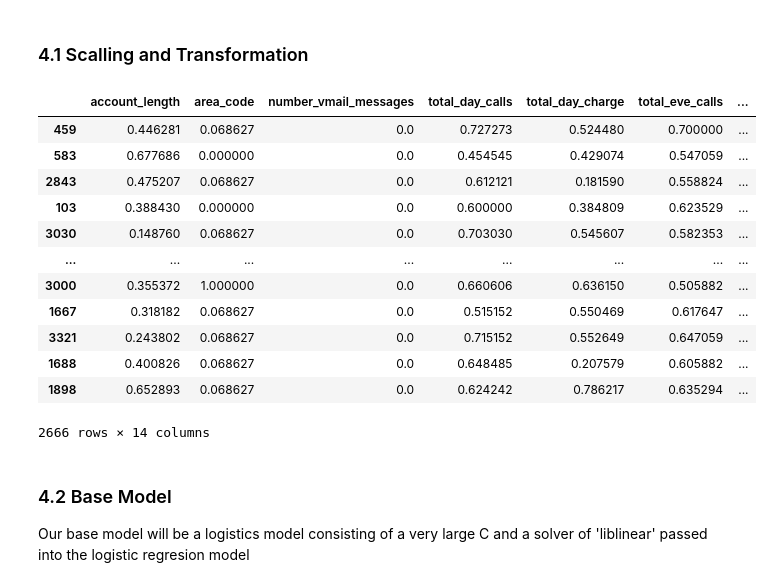
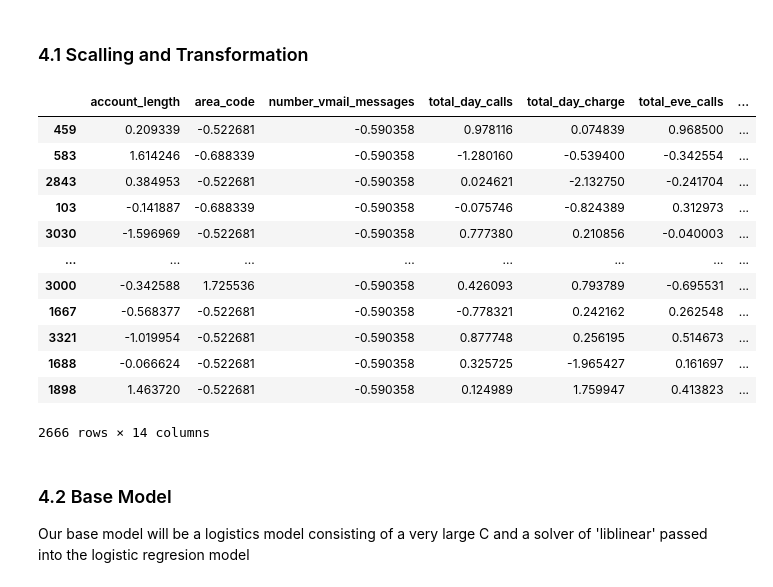
Before and after one commit to danieloselu3/SyriaTel-Telecom-Analysis, a Jupyter notebook: index.ipynb, the cells around one changed output. Cells and saved outputs as stored; diff of their text form; code cells hidden in the pictures.

```diff
--- a/index.ipynb
+++ b/index.ipynb
@@ -608,39 +615,39 @@ In terms of checking for how well our model works on unseen data, we'll generate
 # %%
 # dealing with categorical features
 categorical_values = X_train[['international_plan', 'voice_mail_plan']]
 numerical_values = X_train.drop(categorical_values, axis=1)
 
 # use pandas get dummies to handle the categorical data
 new_cat_df = pd.get_dummies(categorical_values, drop_first=True)
 
 # scalling
 # instantiate
-scaler = MinMaxScaler()
+scaler = StandardScaler()
 
 # fit and transform
 num_scaled = pd.DataFrame(
     scaler.fit_transform(numerical_values),
     index = numerical_values.index,
     columns= numerical_values.columns
 )
 
 # create a new df from the encoding
 X_train_scaled = num_scaled.join(new_cat_df)
 
 X_train_scaled
 # %% [output]
 |  | account_length | area_code | number_vmail_messages | total_day_calls | total_day_charge | total_eve_calls | ... |
-| 459 | 0.446281 | 0.068627 | 0.0 | 0.727273 | 0.524480 | 0.700000 | ... |
-| 583 | 0.677686 | 0.000000 | 0.0 | 0.454545 | 0.429074 | 0.547059 | ... |
-| 2843 | 0.475207 | 0.068627 | 0.0 | 0.612121 | 0.181590 | 0.558824 | ... |
-| 103 | 0.388430 | 0.000000 | 0.0 | 0.600000 | 0.384809 | 0.623529 | ... |
-| 3030 | 0.148760 | 0.068627 | 0.0 | 0.703030 | 0.545607 | 0.582353 | ... |
+| 459 | 0.209339 | -0.522681 | -0.590358 | 0.978116 | 0.074839 | 0.968500 | ... |
+| 583 | 1.614246 | -0.688339 | -0.590358 | -1.280160 | -0.539400 | -0.342554 | ... |
+| 2843 | 0.384953 | -0.522681 | -0.590358 | 0.024621 | -2.132750 | -0.241704 | ... |
+| 103 | -0.141887 | -0.688339 | -0.590358 | -0.075746 | -0.824389 | 0.312973 | ... |
+| 3030 | -1.596969 | -0.522681 | -0.590358 | 0.777380 | 0.210856 | -0.040003 | ... |
 | ... | ... | ... | ... | ... | ... | ... | ... |
-| 3000 | 0.355372 | 1.000000 | 0.0 | 0.660606 | 0.636150 | 0.505882 | ... |
-| 1667 | 0.318182 | 0.068627 | 0.0 | 0.515152 | 0.550469 | 0.617647 | ... |
-| 3321 | 0.243802 | 0.068627 | 0.0 | 0.715152 | 0.552649 | 0.647059 | ... |
-| 1688 | 0.400826 | 0.068627 | 0.0 | 0.648485 | 0.207579 | 0.605882 | ... |
-| 1898 | 0.652893 | 0.068627 | 0.0 | 0.624242 | 0.786217 | 0.635294 | ... |
+| 3000 | -0.342588 | 1.725536 | -0.590358 | 0.426093 | 0.793789 | -0.695531 | ... |
+| 1667 | -0.568377 | -0.522681 | -0.590358 | -0.778321 | 0.242162 | 0.262548 | ... |
+| 3321 | -1.019954 | -0.522681 | -0.590358 | 0.877748 | 0.256195 | 0.514673 | ... |
+| 1688 | -0.066624 | -0.522681 | -0.590358 | 0.325725 | -1.965427 | 0.161697 | ... |
+| 1898 | 1.463720 | -0.522681 | -0.590358 | 0.124989 | 1.759947 | 0.413823 | ... |
 2666 rows × 14 columns
 # %% [markdown]
 ### 4.2 Base Model
```
Also changed, not shown: parts of 50 cells of this notebook.
